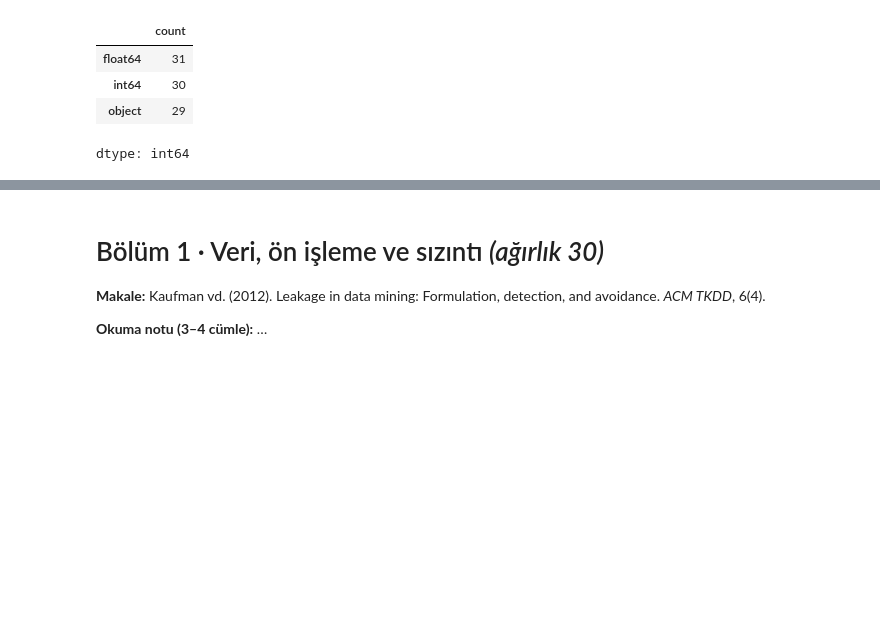
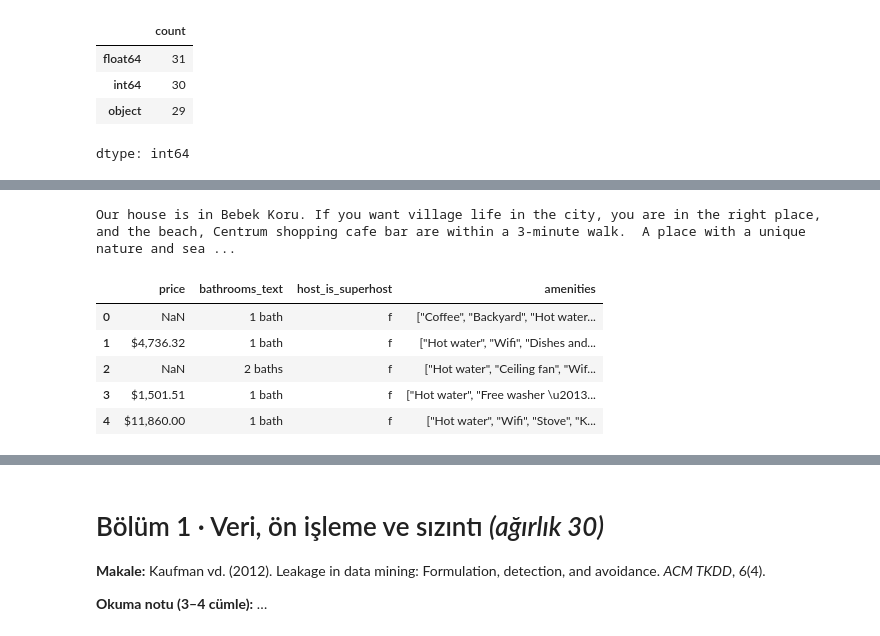
Before and after one commit to barisaykent-spec/Veri_Muh_Proje1, a Jupyter notebook: calisma/baris/BIL545_Proje1.ipynb, the cells around one changed output, grey strips where cells are left out. Saved outputs shown, nothing was run; the diff lists cells and outputs as text; code cells hidden in the pictures; blank space fills up the shorter version.

```diff
--- a/calisma/baris/BIL545_Proje1.ipynb
+++ b/calisma/baris/BIL545_Proje1.ipynb
@@ -75,0 +99,13 @@ dtype: int64
+# %%
+print(df.loc[0, "description"])
+# %% [output]
+Our house is in Bebek Koru. If you want village life in the city, you are in the right place, and the beach, Centrum shopping cafe bar are within a 3-minute walk.  A place with a unique nature and sea ...
+# %%
+df[["price", "bathrooms_text", "host_is_superhost", "amenities"]].head()
+# %% [output]
+|  | price | bathrooms_text | host_is_superhost | amenities |
+| 0 | NaN | 1 bath | f | ["Coffee", "Backyard", "Hot water... |
+| 1 | $4,736.32 | 1 bath | f | ["Hot water", "Wifi", "Dishes and... |
+| 2 | NaN | 2 baths | f | ["Hot water", "Ceiling fan", "Wif... |
+| 3 | $1,501.51 | 1 bath | f | ["Hot water", "Free washer \u2013... |
+| 4 | $11,860.00 | 1 bath | f | ["Hot water", "Wifi", "Stove", "K... |
```
Also changed, not shown: parts of 15 cells of this notebook.
